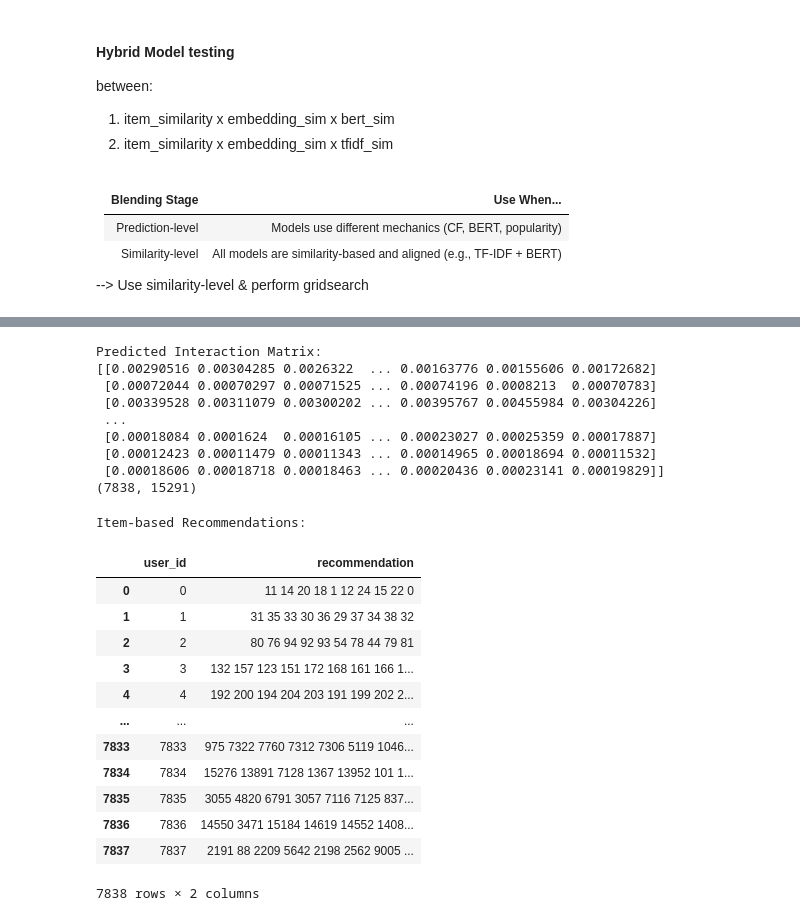
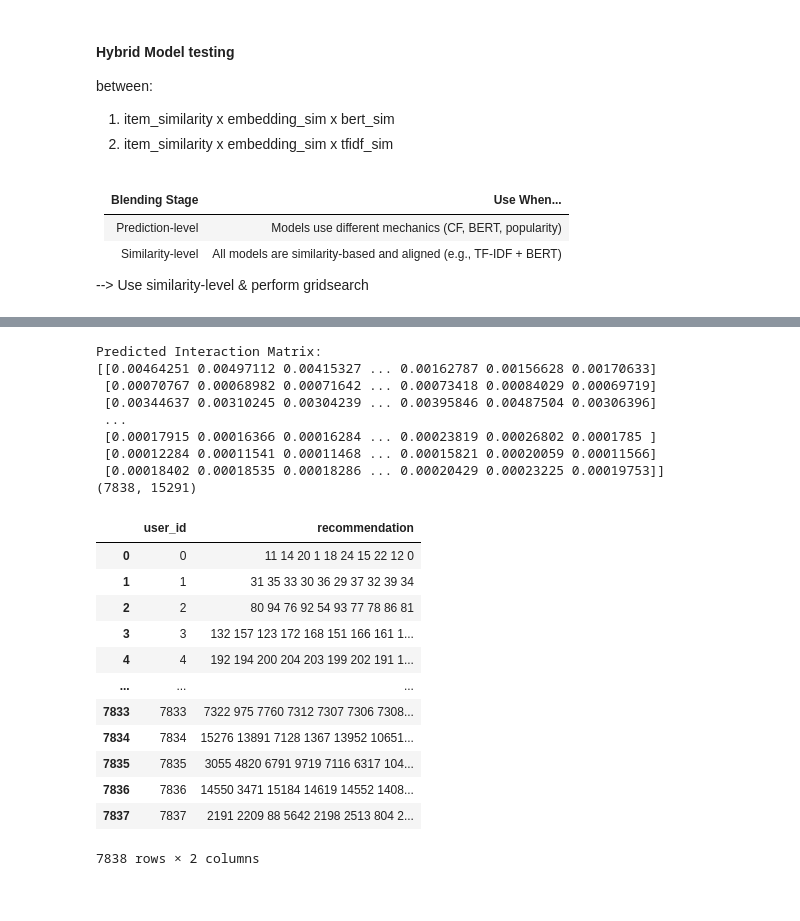
Before and after one commit to ML-brooowss/ML, a Jupyter notebook: gridsearch.ipynb, the cells around one changed output, grey strips where cells are left out. Drawn from its saved outputs; the diff is of its cells as text; code cells hidden in the pictures.

```diff
--- a/gridsearch.ipynb
+++ b/gridsearch.ipynb
@@ -712,40 +687,41 @@ NameError: name 'bert_sim' is not defined
+# %%
+hybrid_sim = 0.05 * tfidf_sim + 0.7 * item_similarity + 0.1 * bert_sim + 0.15 * embedding_sim
 # %%
 # # Calculate the item-based predictions for positive interactions
-# hybrid_prediction4 = item_based_predict(entire_data, hybrid_sim)
-# print("Predicted Interaction Matrix:")
-# print(hybrid_prediction)
-# print(hybrid_prediction.shape)
+hybrid_prediction4 = item_based_predict(entire_data, hybrid_sim)
+print("Predicted Interaction Matrix:")
+print(hybrid_prediction4)
+print(hybrid_prediction4.shape)
 # %% [output]
 Predicted Interaction Matrix:
-[[0.00290516 0.00304285 0.0026322  ... 0.00163776 0.00155606 0.00172682]
- [0.00072044 0.00070297 0.00071525 ... 0.00074196 0.0008213  0.00070783]
- [0.00339528 0.00311079 0.00300202 ... 0.00395767 0.00455984 0.00304226]
+[[0.00464251 0.00497112 0.00415327 ... 0.00162787 0.00156628 0.00170633]
+ [0.00070767 0.00068982 0.00071642 ... 0.00073418 0.00084029 0.00069719]
+ [0.00344637 0.00310245 0.00304239 ... 0.00395846 0.00487504 0.00306396]
  ...
- [0.00018084 0.0001624  0.00016105 ... 0.00023027 0.00025359 0.00017887]
- [0.00012423 0.00011479 0.00011343 ... 0.00014965 0.00018694 0.00011532]
- [0.00018606 0.00018718 0.00018463 ... 0.00020436 0.00023141 0.00019829]]
+ [0.00017915 0.00016366 0.00016284 ... 0.00023819 0.00026802 0.0001785 ]
+ [0.00012284 0.00011541 0.00011468 ... 0.00015821 0.00020059 0.00011566]
+ [0.00018402 0.00018535 0.00018286 ... 0.00020429 0.00023225 0.00019753]]
 (7838, 15291)
 # %%
 # # Create df
-# hybrid_df = create_recommendation_table(hybrid_prediction, top_n=10, separator=" ")
+hybrid_df = create_recommendation_table(hybrid_prediction4, top_n=10, separator=" ")
 
 # # Save and display
-# hybrid_df.to_csv('hybrid_recommendations.csv', index=False)
+hybrid_df.to_csv('hybrid_recommendations.csv', index=False)
 
 # print("\nItem-based Recommendations:")
-# display(hybrid_df)
+display(hybrid_df)
 # %% [output]
+|  | user_id | recommendation |
+| 0 | 0 | 11 14 20 1 18 24 15 22 12 0 |
+| 1 | 1 | 31 35 33 30 36 29 37 32 39 34 |
+| 2 | 2 | 80 94 76 92 54 93 77 78 86 81 |
+| 3 | 3 | 132 157 123 172 168 151 166 161 1... |
+| 4 | 4 | 192 194 200 204 203 199 202 191 1... |
+| ... | ... | ... |
+| 7833 | 7833 | 7322 975 7760 7312 7307 7306 7308... |
+| 7834 | 7834 | 15276 13891 7128 1367 13952 10651... |
+| 7835 | 7835 | 3055 4820 6791 9719 7116 6317 104... |
+| 7836 | 7836 | 14550 3471 15184 14619 14552 1408... |
+| 7837 | 7837 | 2191 2209 88 5642 2198 2513 804 2... |
-Item-based Recommendations:
+7838 rows × 2 columns
-|  | user_id | recommendation |
-| 0 | 0 | 11 14 20 18 1 12 24 15 22 0 |
-| 1 | 1 | 31 35 33 30 36 29 37 34 38 32 |
-| 2 | 2 | 80 76 94 92 93 54 78 44 79 81 |
-| 3 | 3 | 132 157 123 151 172 168 161 166 1... |
-| 4 | 4 | 192 200 194 204 203 191 199 202 2... |
-| ... | ... | ... |
-| 7833 | 7833 | 975 7322 7760 7312 7306 5119 1046... |
-| 7834 | 7834 | 15276 13891 7128 1367 13952 101 1... |
-| 7835 | 7835 | 3055 4820 6791 3057 7116 7125 837... |
-| 7836 | 7836 | 14550 3471 15184 14619 14552 1408... |
-| 7837 | 7837 | 2191 88 2209 5642 2198 2562 9005 ... |
-7838 rows × 2 columns
```
Also changed, not shown: parts of 3 cells of this notebook, 4 other files.
